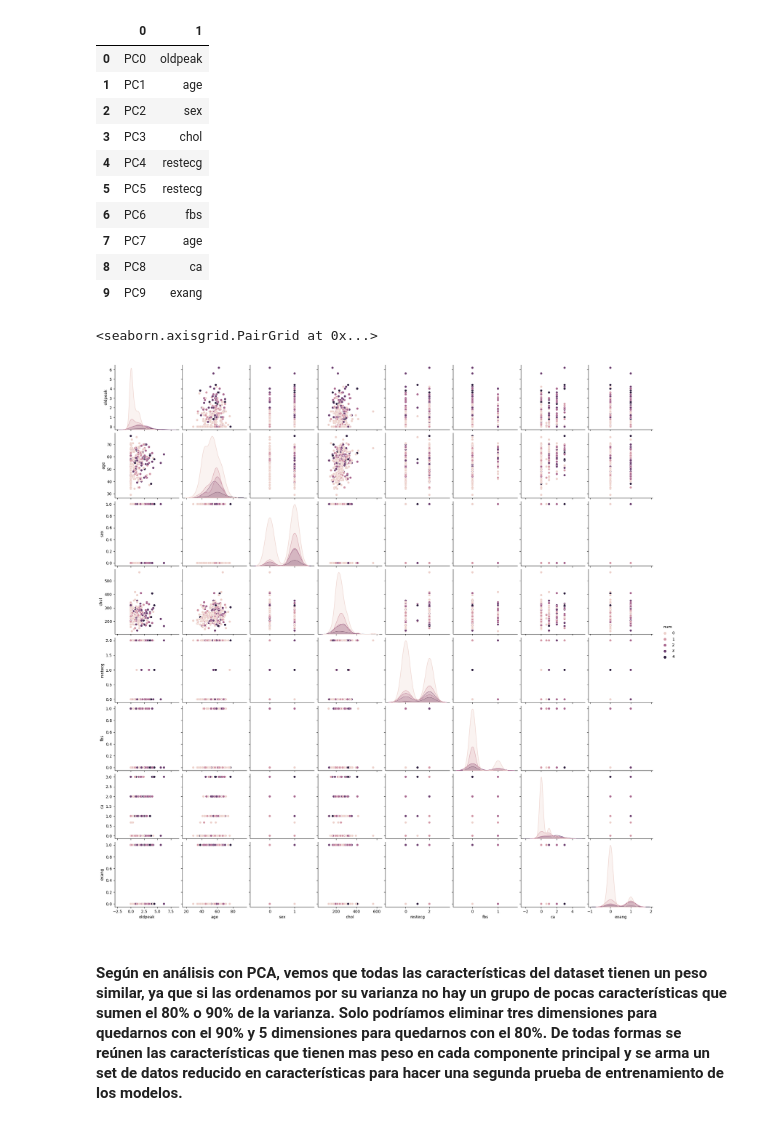
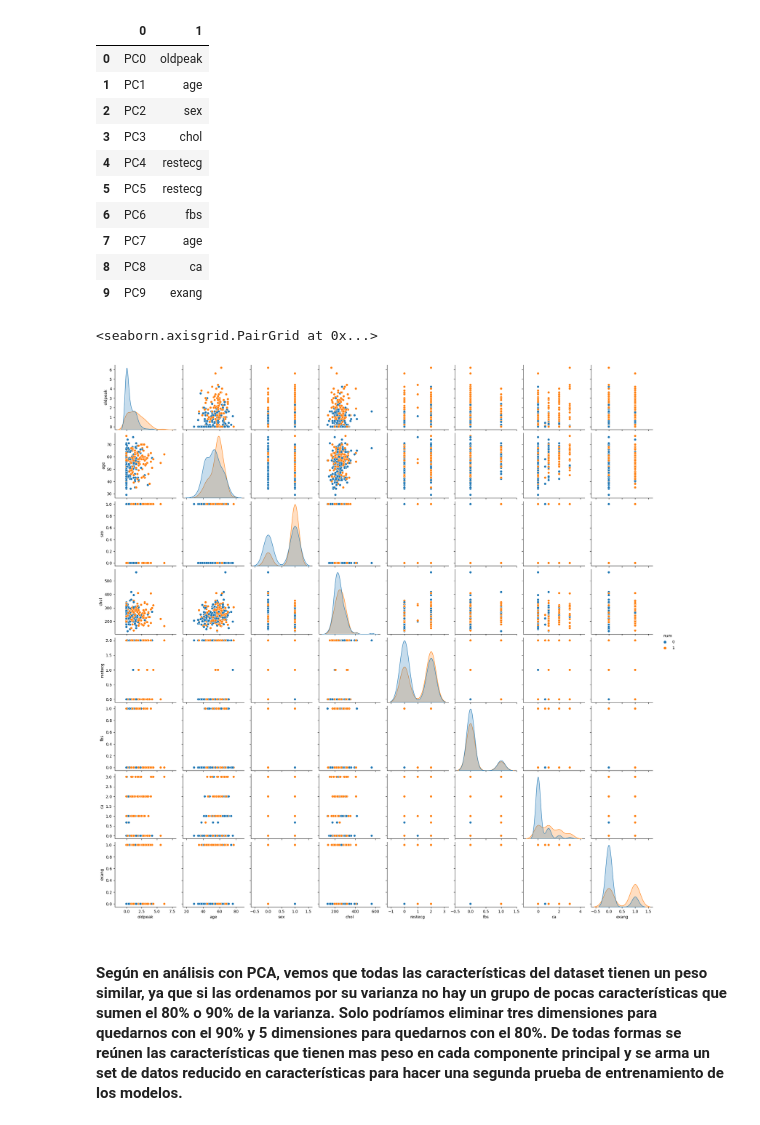
Before and after one commit to ezescordamaglia/intro_ia, a Jupyter notebook: tp_integrador_enunciado/Ezequiel Scordamaglia/tp_integrador_dataset_Scordamaglia.ipynb, the cells around one changed output. Drawn from its saved outputs; the diff is of its cells as text; code cells hidden in the pictures.

```diff
--- a/tp_integrador_enunciado/Ezequiel Scordamaglia/tp_integrador_dataset_Scordamaglia.ipynb
+++ b/tp_integrador_enunciado/Ezequiel Scordamaglia/tp_integrador_dataset_Scordamaglia.ipynb
@@ -148,8 +148,14 @@ dtype: int64
 x = my_data[[col for col in my_data.columns if col != 'num']]
 y = my_data['num']
 
-#Pasar a binario la columna a predecir
+#La columna num debe entenderse como 0 cuando no hay enfermedad y 1 cuando hay enfermedad.
+#(Los valores 2, 3 y 4 se interpretan como 1)
+#Se pasa a binario la columna a predecir
 y_binary = y.copy()
 y_binary[(y >=2) & (y<=4)] = 1
+y = y_binary
 
-y = y_binary
+#Dejo el nuevo dataset con la ultima columna transformada
+my_data_transformed = x.copy()
+my_data_transformed['num'] = y
+my_data_transformed.head()
@@ -284,4 +300,14 @@ df
 | 7 | PC7 | age |
 | 8 | PC8 | ca |
 | 9 | PC9 | exang |
+# %%
+#Columnas de características mas importantes
+columnas_reducidas = ['oldpeak', 'age', 'sex', 'chol', 'restecg', 'fbs', 'ca', 'exang']
+
+#Se grafican los datos mas importantes de todo el dataset
+datos_importantes = my_data_transformed[columnas_reducidas + ['num']]
+sns.pairplot(datos_importantes, hue='num')
+# %% [output]
+<seaborn.axisgrid.PairGrid at 0x...>
+[figure, added]
 # %%
@@ -290,10 +315,4 @@ columnas_reducidas = ['oldpeak', 'age', 'sex', 'chol', 'restecg', 'fbs', 'ca', '
 set_reducido_train = xtrain[columnas_reducidas]
 set_reducido_test = xtest[columnas_reducidas]
-# %%
-datos_importantes = my_data[['oldpeak', 'age', 'sex', 'chol', 'restecg', 'fbs', 'ca', 'exang', 'num']]
-sns.pairplot(datos_importantes, hue='num')
-# %% [output]
-<seaborn.axisgrid.PairGrid at 0x...>
-[figure, removed]
 # %% [markdown]
 #### Según en análisis con PCA, vemos que todas las características del dataset tienen un peso similar, ya que si las ordenamos por su varianza no hay un grupo de pocas características que sumen el 80% o 90% de la varianza. Solo podríamos eliminar tres dimensiones para quedarnos con el 90% y 5 dimensiones para quedarnos con el 80%. De todas formas se reúnen las características que tienen mas peso en cada componente principal y se arma un set de datos reducido en características para hacer una segunda prueba de entrenamiento de los modelos.
```
Also changed, not shown: parts of 21 cells of this notebook, 1 other file.
